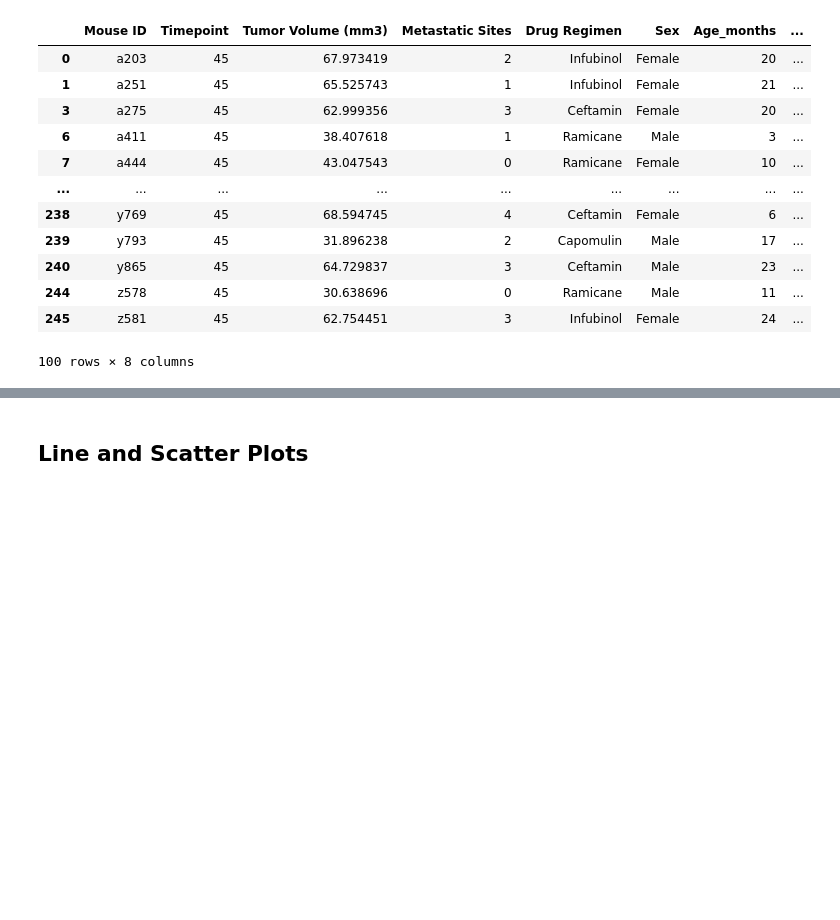
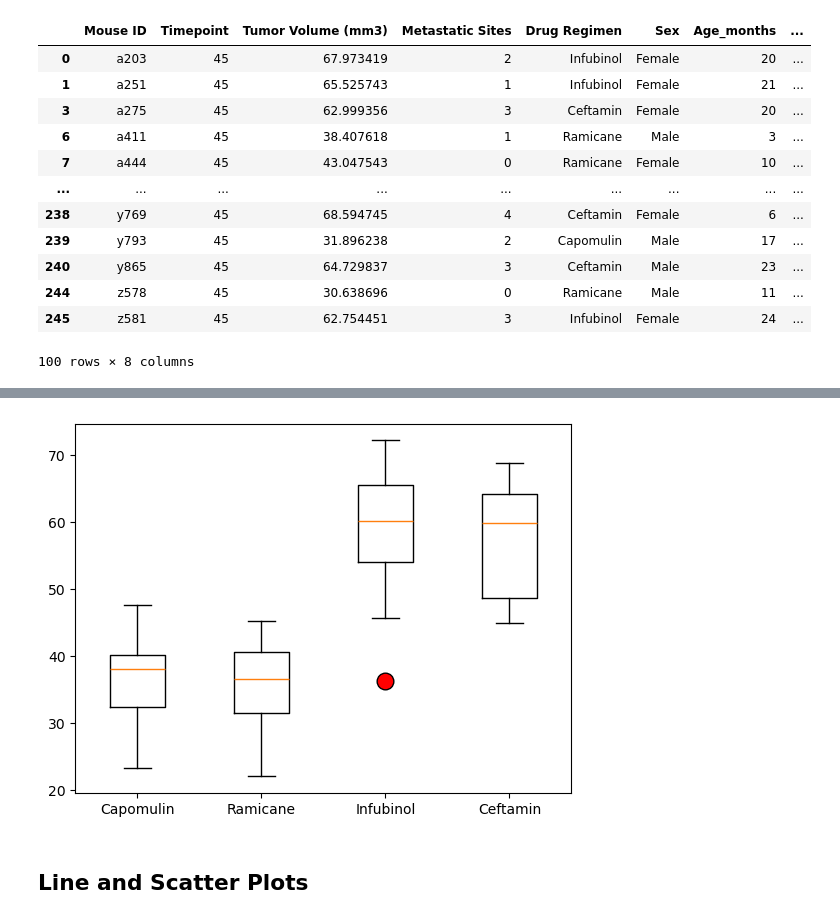
Before and after one commit to timsullivan92/pymaceuticals, a Jupyter notebook: pymaceuticals.ipynb, the cells around one changed output, grey strips where cells are left out. Drawn from its saved outputs; the diff is of its cells as text; code cells hidden in the pictures; blank space fills up the shorter version.

```diff
--- a/pymaceuticals.ipynb
+++ b/pymaceuticals.ipynb
@@ -286,3 +271,18 @@ Ceftamin potential outliers: [123, 123, 123, 123]
+# %%
+# Generate a box plot that shows the distribution of the tumor volume for each treatment group.
+
+capomulin_volumes = last_timepoint_merged.loc[last_timepoint_merged["Drug Regimen"] == "Capomulin","Tumor Volume (mm3)"]
+ramicane_volumes = last_timepoint_merged.loc[last_timepoint_merged["Drug Regimen"] == "Ramicane","Tumor Volume (mm3)"]
+infubinol_volumes = last_timepoint_merged.loc[last_timepoint_merged["Drug Regimen"] == "Infubinol","Tumor Volume (mm3)"]
+ceftamin_volumes = last_timepoint_merged.loc[last_timepoint_merged["Drug Regimen"] == "Ceftamin","Tumor Volume (mm3)"]
+
+flierprops = dict(marker='o', markerfacecolor='r', markersize=12,
+                  linestyle='none', markeredgecolor='black')
+plt.boxplot ([capomulin_volumes, ramicane_volumes, infubinol_volumes, ceftamin_volumes],flierprops = flierprops)
+plt.xticks([1, 2, 3, 4], treatments)
+plt.show()
+# %% [output]
+[figure, added]
 # %% [markdown]
 ## Line and Scatter Plots
 # %%
```
Also changed, not shown: parts of 4 cells of this notebook, 1 other file.
